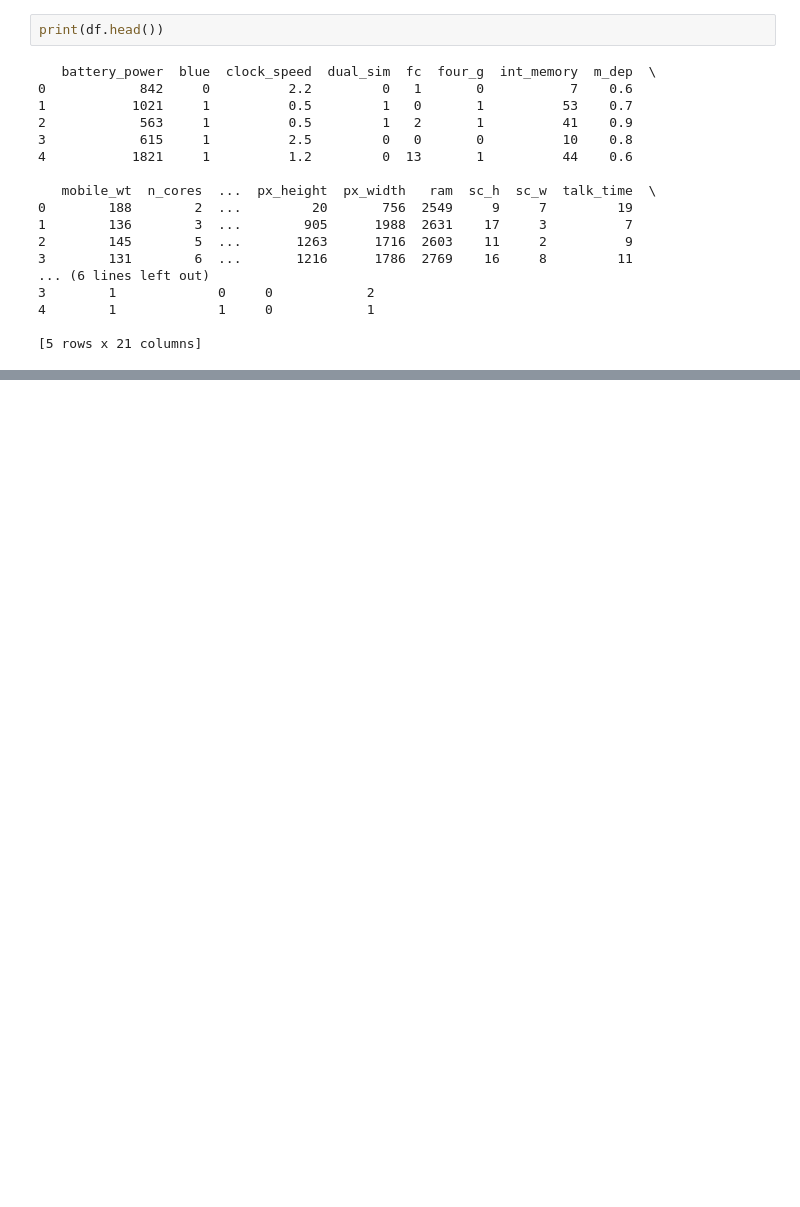
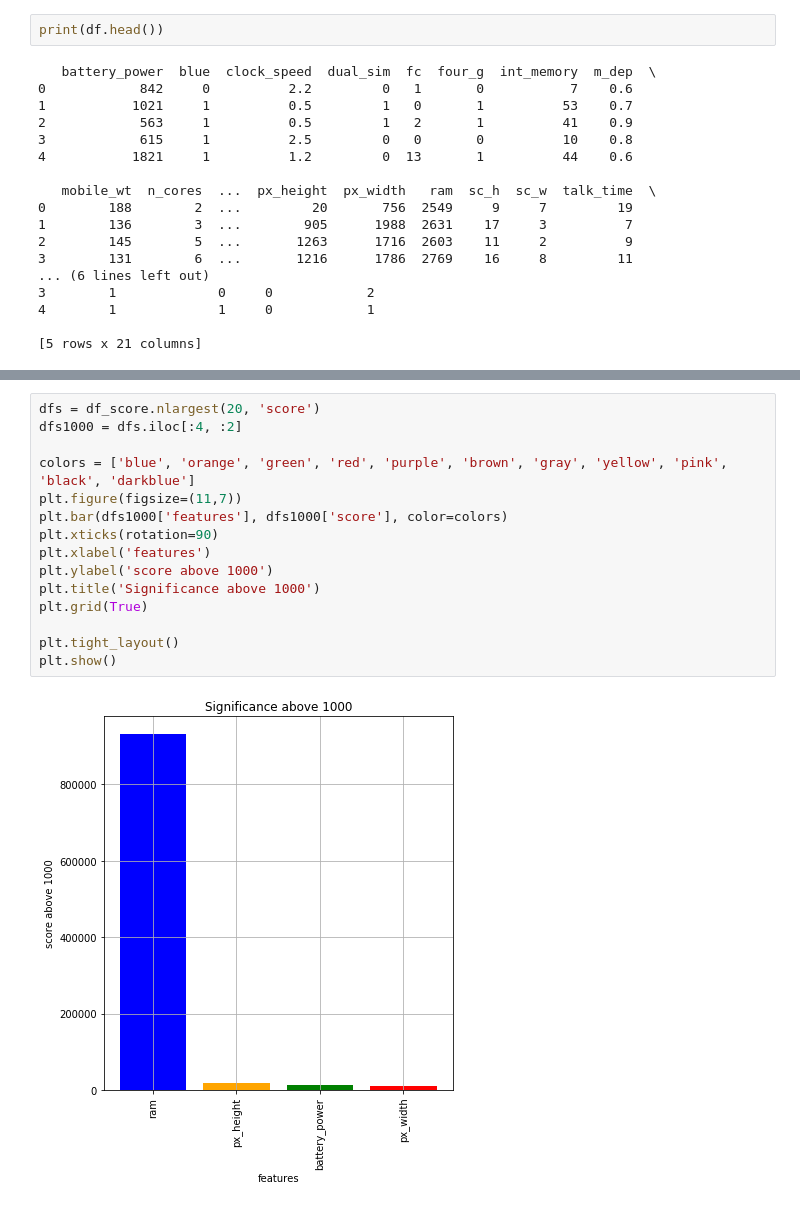
Before and after one commit to Yuhana29/Final_Project_JCDS05, a Jupyter notebook: Visualization.ipynb, the cells around one changed output, grey strips where cells are left out. Drawn from its saved outputs; the diff is of its cells as text; blank space fills up the shorter version.

```diff
--- a/Visualization.ipynb
+++ b/Visualization.ipynb
@@ -280,0 +103,17 @@ plt.show()
+# %%
+dfs = df_score.nlargest(20, 'score')
+dfs1000 = dfs.iloc[:4, :2]
+
+colors = ['blue', 'orange', 'green', 'red', 'purple', 'brown', 'gray', 'yellow', 'pink', 'black', 'darkblue']
+plt.figure(figsize=(11,7))
+plt.bar(dfs1000['features'], dfs1000['score'], color=colors)
+plt.xticks(rotation=90)
+plt.xlabel('features')
+plt.ylabel('score above 1000')
+plt.title('Significance above 1000')
+plt.grid(True)
+
+plt.tight_layout()
+plt.show()
+# %% [output]
+[figure, added]
```
Also changed, not shown: parts of 47 cells of this notebook, 2 other files.
